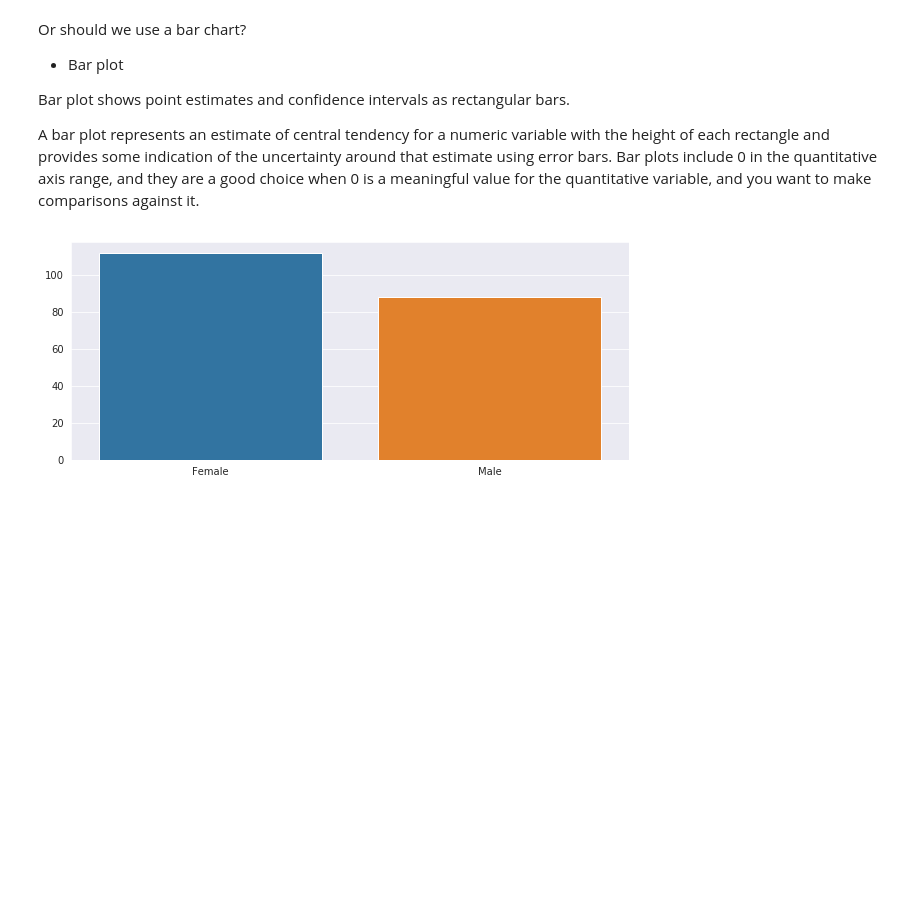
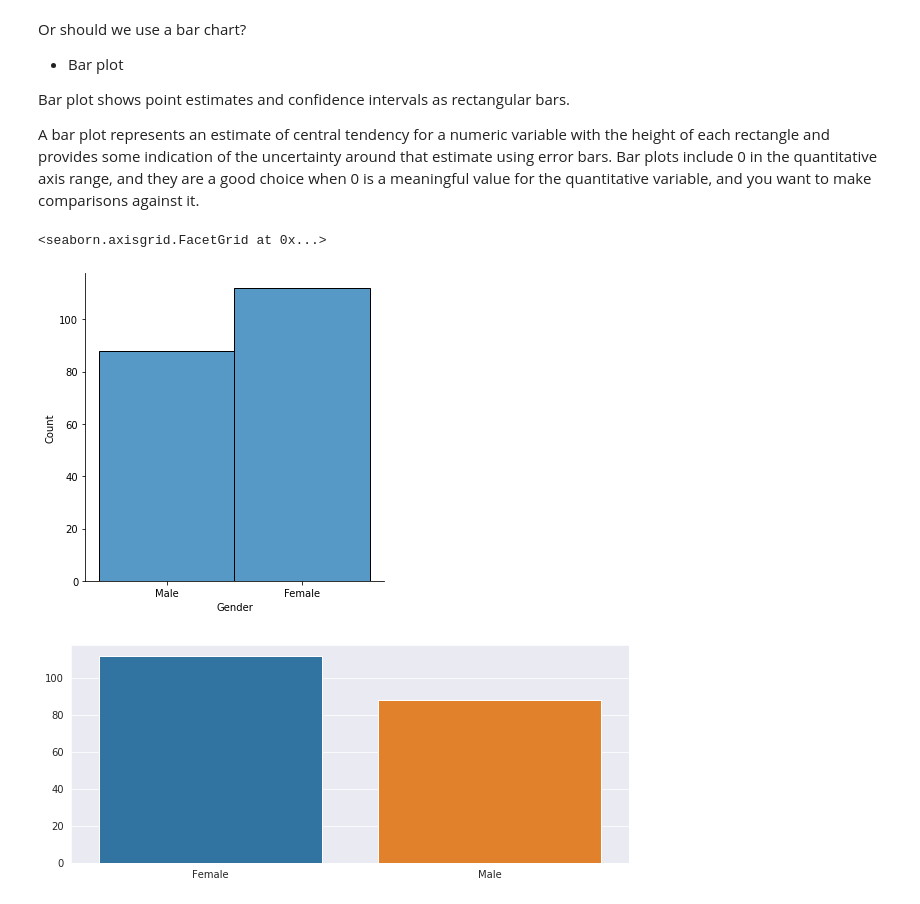
Before and after one commit to Thetang-145/Python-for-DS-AI, a Jupyter notebook: Lectures/01-Bootcamp/Workshop 0 - Customer Segmentation.ipynb, the cells around one changed output. Cells and saved outputs as stored; diff of their text form; code cells hidden in the pictures; blank space fills up the shorter version.

```diff
--- a/Lectures/01-Bootcamp/Workshop 0 - Customer Segmentation.ipynb
+++ b/Lectures/01-Bootcamp/Workshop 0 - Customer Segmentation.ipynb
@@ -129,6 +138,11 @@ Or should we use a bar chart?
 Bar plot shows point estimates and confidence intervals as rectangular bars.
 
 A bar plot represents an estimate of central tendency for a numeric variable with the height of each rectangle and provides some indication of the uncertainty around that estimate using error bars. Bar plots include 0 in the quantitative axis range, and they are a good choice when 0 is a meaningful value for the quantitative variable, and you want to make comparisons against it.
+# %%
+sns.displot(df['Gender'])
+# %% [output]
+<seaborn.axisgrid.FacetGrid at 0x...>
+[figure, added]
 # %%
 genders = df.Gender.value_counts()
 sns.set_style("darkgrid")
```
Also changed, not shown: parts of 17 cells of this notebook, 16 other files.
